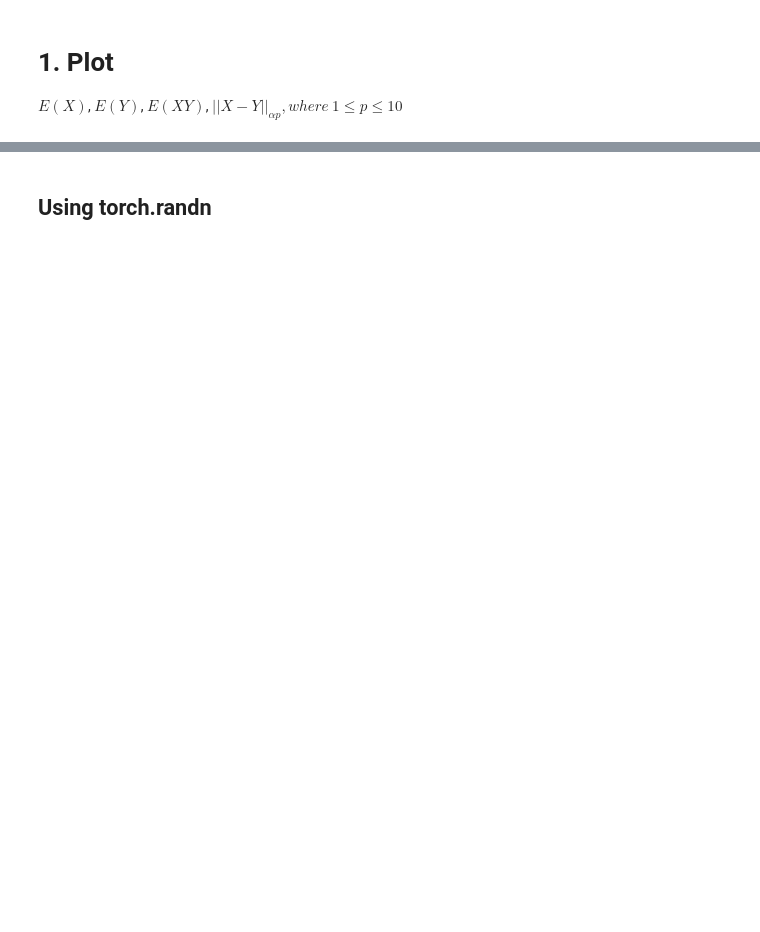
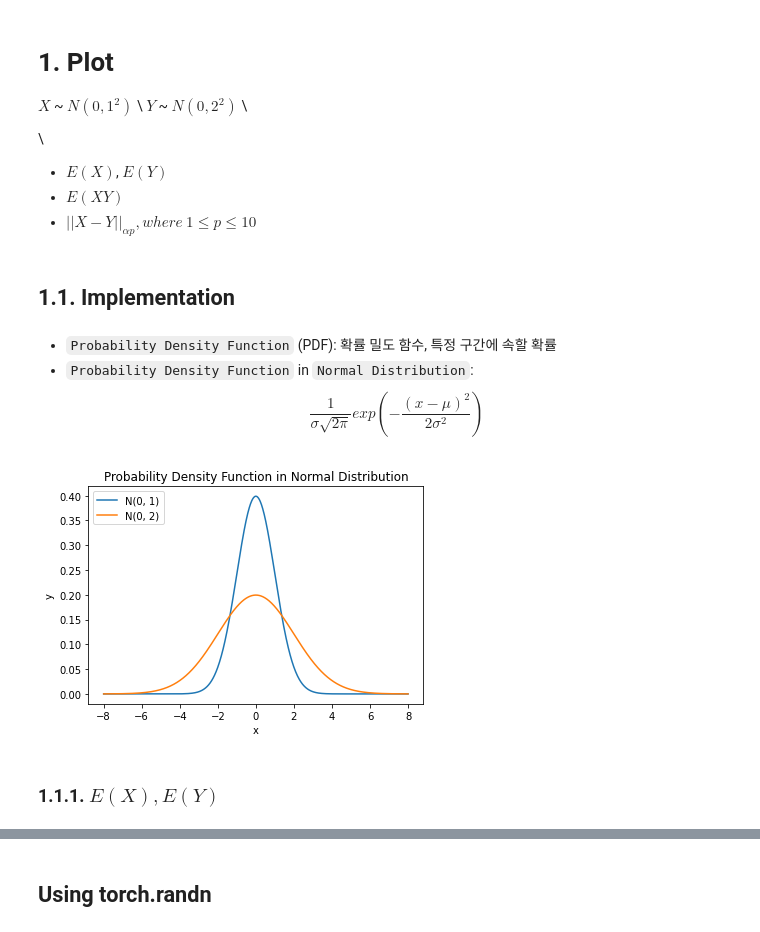
Before and after one commit to icecream126/CVML_ML_Study, a Jupyter notebook: 2021_07_31/Hyeseong/Probabiltiy_Expectation&Distribution_Distance.ipynb, the cells around one changed output, grey strips where cells are left out. Drawn from its saved outputs; the diff is of its cells as text; code cells hidden in the pictures; blank space fills up the shorter version.

Commit message:
[20210731] Update the probability expectation

```diff
--- a/2021_07_31/Hyeseong/Probabiltiy_Expectation&Distribution_Distance.ipynb
+++ b/2021_07_31/Hyeseong/Probabiltiy_Expectation&Distribution_Distance.ipynb
@@ -13,4 +12,34 @@ import matplotlib.pyplot as plt
 # %% [markdown]
 # 1. Plot
 
-$E(X)$, $E(Y)$, $E(XY)$, $||X-Y||_{\alpha p}, where \ 1 \leq p \leq 10$
+$X$ ~ $N(0, 1^2)$ \\
+$Y$ ~ $N(0, 2^2)$ \\
+
+\\
+* $E(X)$, $E(Y)$
+* $E(XY)$
+* $||X-Y||_{\alpha p}, where \ 1 \leq p \leq 10$
+# %% [markdown]
+## 1.1. Implementation
+# %% [markdown]
+* `Probability Density Function` (PDF): 확률 밀도 함수, 특정 구간에 속할 확률
+* `Probability Density Function` in `Normal Distribution`: $$\frac{1}{\sigma\sqrt{2\pi}}exp(-\frac{(x-\mu)^2}{2\sigma^2})$$
+# %%
+def normal_pdf(mu, sigma):
+    return (1/np.sqrt(2*np.pi*sigma**2))*np.exp(-(x-mu)**2/(2*sigma**2))
+# %%
+x = np.linspace(-8, 8, 1000)
+y1 = normal_pdf(0.0, 1.0)
+y2 = normal_pdf(0.0, 2.0)
+
+plt.title('Probability Density Function in Normal Distribution')
+plt.plot(x, y1, label='N(0, 1)')
+plt.plot(x, y2, label='N(0, 2)')
+plt.xlabel('x')
+plt.ylabel('y')
+plt.legend(loc='upper left')
+plt.show()
+# %% [output]
+[figure, added]
+# %% [markdown]
+### 1.1.1. $E(X), E(Y)$
```
Also changed, not shown: parts of 18 cells of this notebook.
